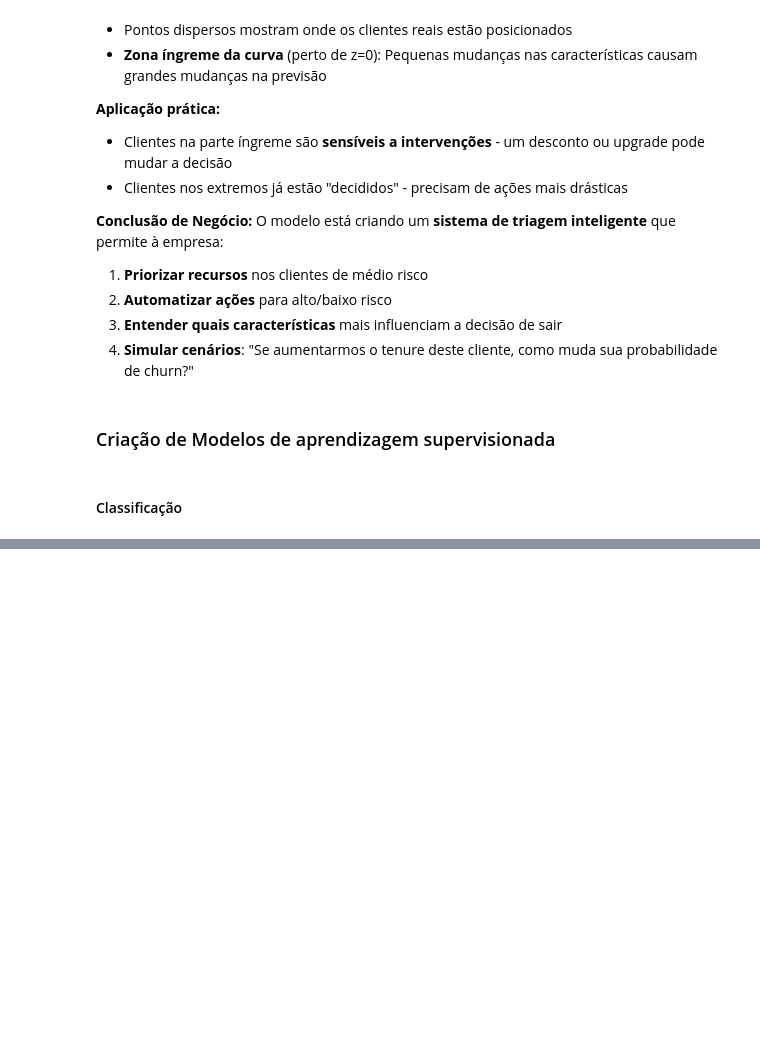
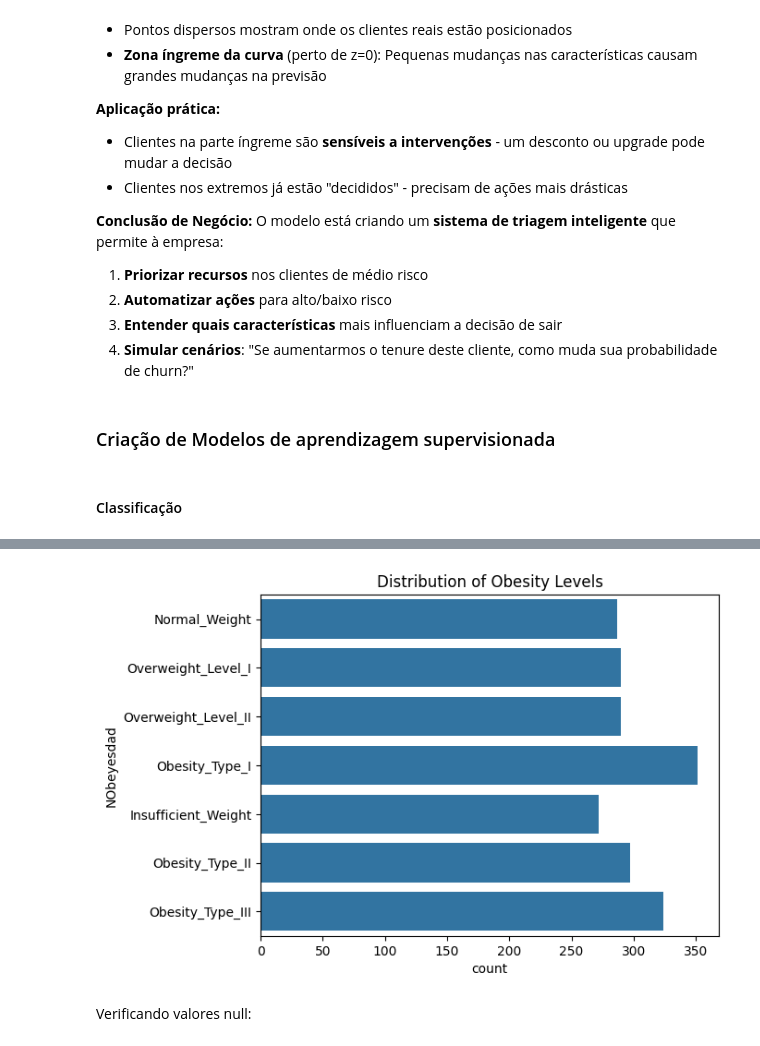
Before and after one commit to henriqueluza/fundamentos-python-data-science, a Jupyter notebook: Machine-Learning.ipynb, the cells around one changed output, grey strips where cells are left out. Cells and saved outputs as stored; diff of their text form; code cells hidden in the pictures; blank space fills up the shorter version.

Commit message:
Adiciona modelo de classificação

```diff
--- a/Machine-Learning.ipynb
+++ b/Machine-Learning.ipynb
@@ -1007,0 +856,17 @@ print(f"  • Acurácia: {accuracy_score(y_test_d, y_pred_ovo_d):.4f}")
+# %%
+import pandas as pd
+import numpy as np
+import matplotlib.pyplot as plt
+import seaborn as sns
+from sklearn.model_selection import train_test_split
+from sklearn.preprocessing import OneHotEncoder, StandardScaler
+from sklearn.linear_model import LogisticRegression
+from sklearn.multiclass import OneVsOneClassifier
+from sklearn.metrics import accuracy_score
+
+import warnings
+warnings.filterwarnings('ignore')
+
+file_path = "https://cf-courses-data.s3.us.cloud-object-storage.appdomain.cloud/GkDzb7bWrtvGXdPOfk6CIg/Obesity-level-prediction-dataset.csv"
+data = pd.read_csv(file_path)
+data.head()
@@ -1007,0 +880,8 @@ print(f"  • Acurácia: {accuracy_score(y_test_d, y_pred_ovo_d):.4f}")
+# %%
+sns.countplot(y='NObeyesdad', data=data)
+plt.title('Distribution of Obesity Levels')
+plt.show()
+# %% [output]
+[figure, added]
+# %% [markdown]
+Verificando valores null:
```
Also changed, not shown: parts of 29 cells of this notebook.
